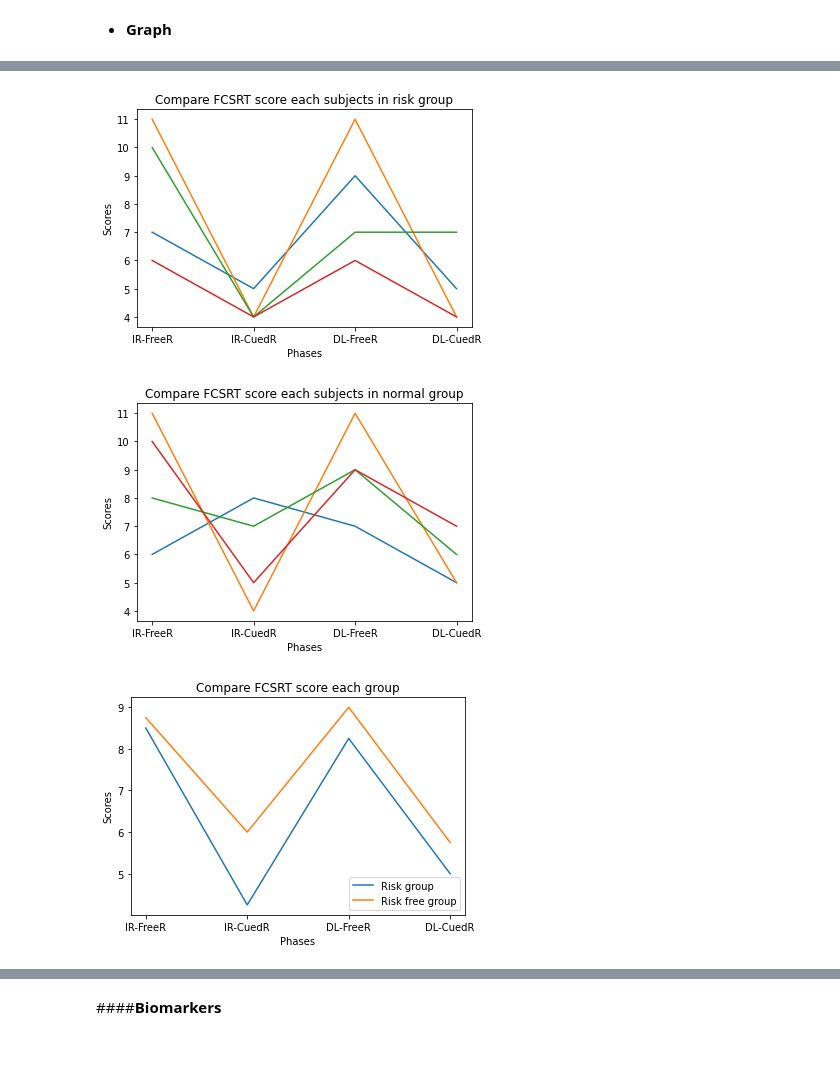
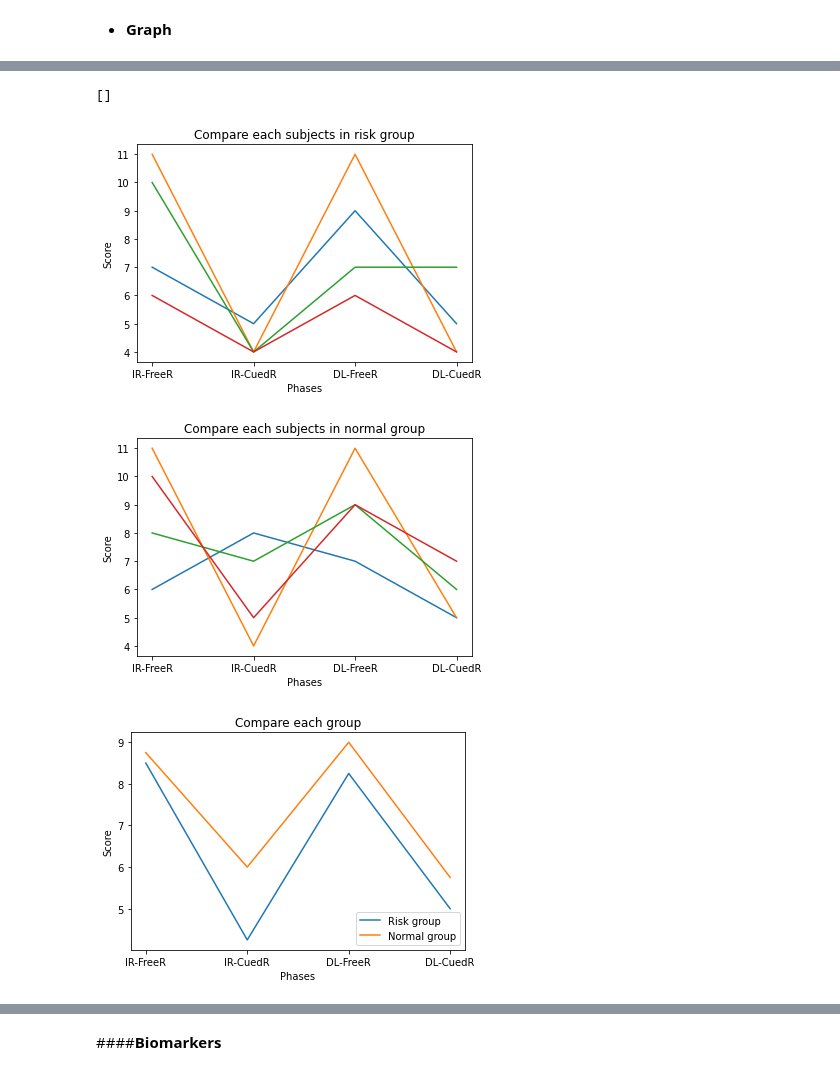
Before and after one commit to Sirabhop/Preclinical-AD-EEG-classification, a Jupyter notebook: Data_Analysis.ipynb, the cells around one changed output, grey strips where cells are left out. Drawn from its saved outputs; the diff is of its cells as text; code cells hidden in the pictures.

```diff
--- a/Data_Analysis.ipynb
+++ b/Data_Analysis.ipynb
@@ -108,5 +108,5 @@ for i in range(-1,7):
   else:
     CogMarkers['SOMI stage'] = 'NaN'
 # %%
-Cog_RiskFree = CogMarkers[CogMarkers['group'] == 0]
+Cog_Normal = CogMarkers[CogMarkers['group'] == 0]
 Cog_Risk = CogMarkers[CogMarkers['group'] == 1]
@@ -180,24 +171,0 @@ plot_cog_riskfree
-# %%
-columns_risk = plot_cog_risk.drop(['index'], axis = 1)
-columns_riskfree = plot_cog_riskfree.drop(['index'], axis = 1)
-
-#Risk group
-fig, ax = plt.subplots()
-for subjects in columns_risk:
-    ax.plot(plot_cog_risk['index'], plot_cog_risk[subjects])
-ax.set_title('Compare FCSRT score each subjects in risk group')
-ax.set_xlabel('Phases')
-ax.set_ylabel('Scores')
-plt.savefig('/content/drive/My Drive/My Project/Senior Project-Dementia/Results/Graphs/Compare FCSRT score each subjects in risk group.png')
-
-#Normal group
-fig, ax = plt.subplots()
-for subjects in columns_riskfree:
-    ax.plot(plot_cog_riskfree['index'], plot_cog_riskfree[subjects])
-ax.set_title('Compare FCSRT score each subjects in normal group')
-ax.set_xlabel('Phases')
-ax.set_ylabel('Scores')
-plt.savefig('/content/drive/My Drive/My Project/Senior Project-Dementia/Results/Graphs/Compare FCSRT score each subjects in normal group.png')
-# %% [output]
-[figure, removed]
-[figure, removed]
@@ -207,12 +172,37 @@ plot_cog_riskfree['mean'] = plot_cog_riskfree.mean(axis = 1)
+# %%
+def plot_markers(plot_data, xlab, ylab, title):
+  columns_risk = plot_data.drop(['index', 'mean'], axis = 1)
+  title = title
+
+  fig, ax = plt.subplots()
+  for subjects in columns_risk:
+      ax.plot(plot_data['index'], plot_data[subjects])
+  ax.set_title(title)
+  ax.set_xlabel(xlab)
+  ax.set_ylabel(ylab)
+  plt.savefig('/content/drive/My Drive/My Project/Senior Project-Dementia/Results/Graphs/'+ title +'.png')
+
+  return ax.plot()
 # %%
-#Mean
-fig, ax = plt.subplots()
-ax.plot(plot_cog_risk['index'], plot_cog_risk['mean'], label = 'Risk group')
-ax.plot(plot_cog_riskfree['index'], plot_cog_riskfree['mean'], label = 'Risk free group')
-ax.set_title('Compare FCSRT score each group')
-ax.set_xlabel('Phases')
-ax.set_ylabel('Scores')
-ax.legend()
-plt.savefig('/content/drive/My Drive/My Project/Senior Project-Dementia/Results/Graphs/Compare FCSRT score each group.png')
+def plot_mean_markers(plot_normal, plot_risk, xlab, ylab, title):
+  title = title
+
+  fig, ax = plt.subplots()
+  ax.plot(plot_risk['index'], plot_risk['mean'], label = 'Risk group')
+  ax.plot(plot_normal['index'], plot_normal['mean'], label = 'Normal group')
+  ax.set_title(title)
+  ax.set_xlabel(xlab)
+  ax.set_ylabel(ylab)
+  ax.legend()
+  plt.savefig('/content/drive/My Drive/My Project/Senior Project-Dementia/Results/Graphs/'+ title +'.png')
+  return ax.plot()
-# %% [output]
-[figure, removed]
+# %%
+plot_cog_normal, plot_cog_risk = create_plot_df(Cog_Normal, Cog_Risk)
+plot_markers(plot_cog_risk, 'Phases', 'Score', 'Compare each subjects in risk group')
+plot_markers(plot_cog_normal, 'Phases', 'Score', 'Compare each subjects in normal group')
+plot_mean_markers(plot_cog_normal, plot_cog_risk, 'Phases', 'Score', 'Compare each group')
+# %% [output]
+[]
+[figure, added]
+[figure, added]
+[figure, added]
```
Also changed, not shown: parts of 9 cells of this notebook.
